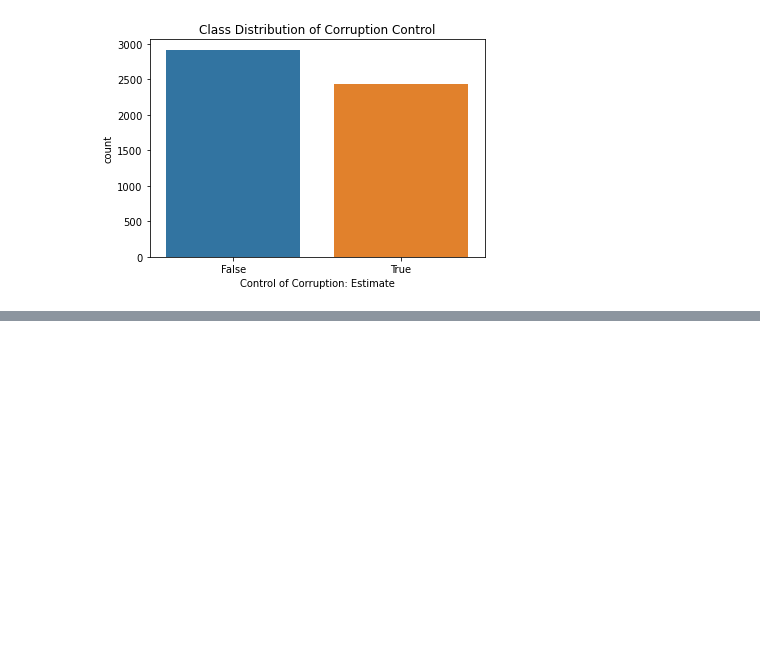
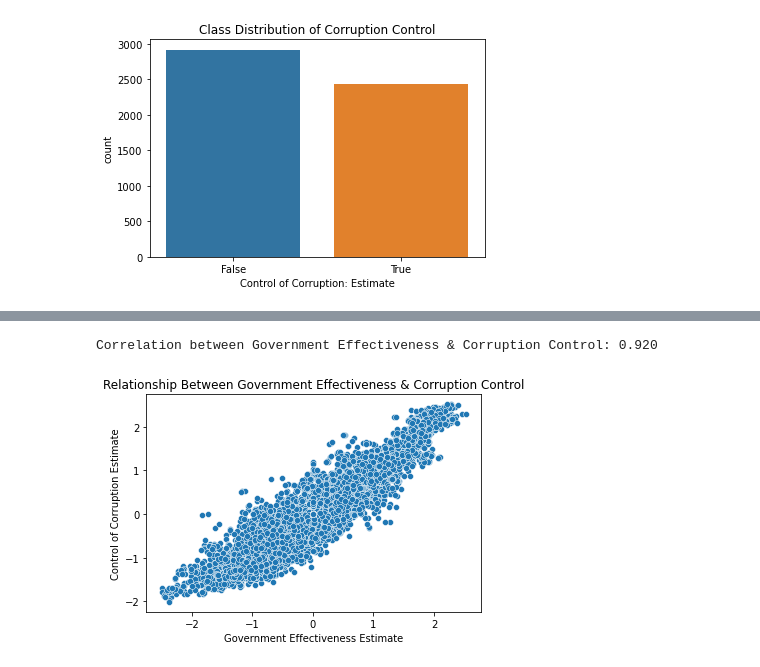
Before and after one commit to AUSTIN-QuadrantLOOM/project-phase-three, a Jupyter notebook: Macro economic risk of Graft analysis.ipynb, the cells around one changed output, grey strips where cells are left out. Cells and saved outputs as stored; diff of their text form; code cells hidden in the pictures; blank space fills up the shorter version.

Commit message:
correlation analysis of objective 1

```diff
--- a/Macro economic risk of Graft analysis.ipynb
+++ b/Macro economic risk of Graft analysis.ipynb
@@ -371,0 +409,3 @@ plt.show()
+# %%
+df_stability_metrics["Country"] = df_filtered["REF_AREA_LABEL"]
+print(df_stability_metrics.columns)
@@ -371,0 +426,17 @@ plt.show()
+# %%
+import seaborn as sns
+import matplotlib.pyplot as plt
+
+# Compute correlation
+correlation_value = df_stability_metrics["Government Effectiveness: Estimate"].corr(df_stability_metrics["Control of Corruption: Estimate"])
+print(f"Correlation between Government Effectiveness & Corruption Control: {correlation_value:.3f}")
+
+# Visualizing the relationship
+sns.scatterplot(x=df_stability_metrics["Government Effectiveness: Estimate"], y=df_stability_metrics["Control of Corruption: Estimate"])
+plt.xlabel("Government Effectiveness Estimate")
+plt.ylabel("Control of Corruption Estimate")
+plt.title("Relationship Between Government Effectiveness & Corruption Control")
+plt.show()
+# %% [output]
+Correlation between Government Effectiveness & Corruption Control: 0.920
+[figure, added]
```
Also changed, not shown: parts of 7 cells of this notebook.
